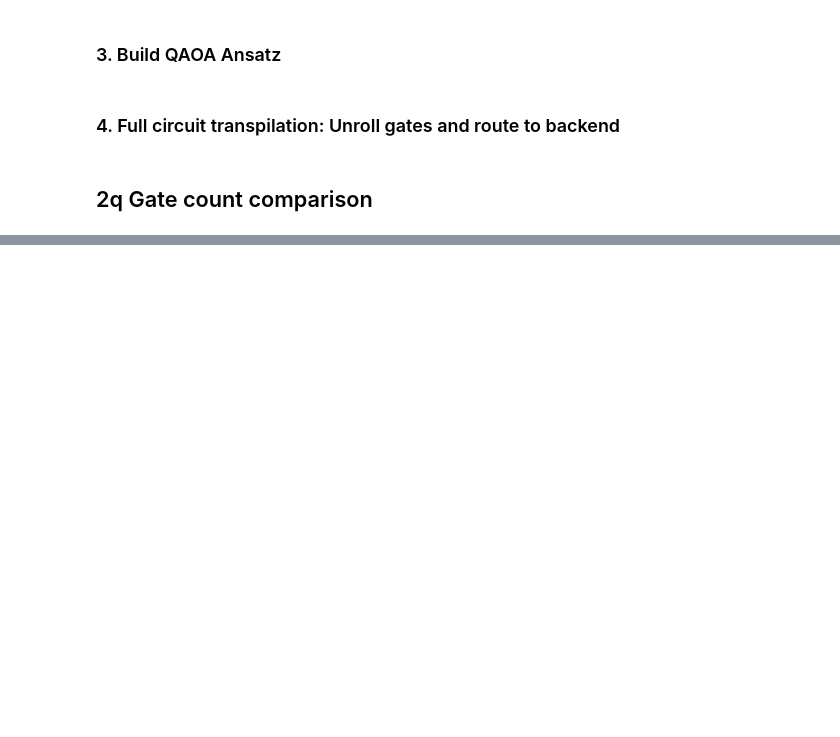
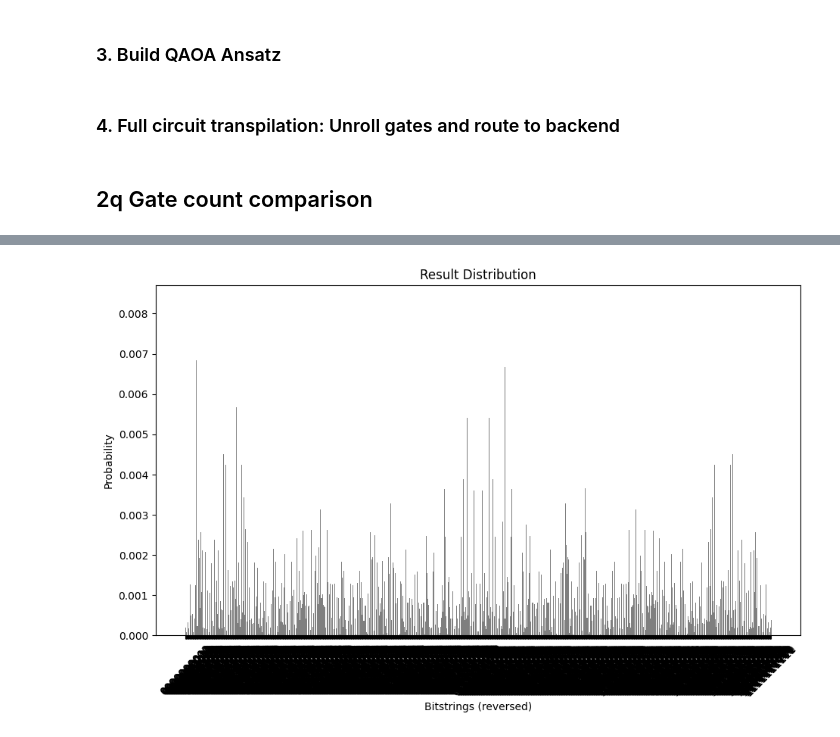
Before and after one commit to qiskit-community/qopt-best-practices, a Jupyter notebook: how_tos/transpilation_best_practices.ipynb, the cells around one changed output, grey strips where cells are left out. Saved outputs shown, nothing was run; the diff lists cells and outputs as text; code cells hidden in the pictures; blank space fills up the shorter version.

```diff
--- a/how_tos/transpilation_best_practices.ipynb
+++ b/how_tos/transpilation_best_practices.ipynb
@@ -251,0 +296,8 @@ print(f"2q depth for optimal circuit = {optimal_depth}")
+# %%
+param_values = [0.1, 0.2, 0.3, 0.4]
+# %%
+from qiskit.primitives import Sampler
+
+sampler = Sampler()
+# %%
+result_naive = sampler.run(naively_transpiled_qaoa, param_values).result()
@@ -251,0 +308,25 @@ print(f"2q depth for optimal circuit = {optimal_depth}")
+# %%
+import matplotlib
+import matplotlib.pyplot as plt
+import numpy as np
+
+def plot_distribution(final_distribution):
+    matplotlib.rcParams.update({"font.size": 10})
+    final_bits = final_distribution.binary_probabilities()
+    values = np.abs(list(final_bits.values()))
+    top_4_values = sorted(values, reverse=True)[:4]
+    positions = []
+    for value in top_4_values:
+        positions.append(np.where(values == value)[0])
+    fig = plt.figure(figsize=(11, 6))
+    ax = fig.add_subplot(1, 1, 1)
+    plt.xticks(rotation=45)
+    plt.title("Result Distribution")
+    plt.xlabel("Bitstrings (reversed)")
+    plt.ylabel("Probability")
+    ax.bar(list(final_bits.keys()), list(final_bits.values()), color="tab:grey")
+    plt.show()
+# %%
+plot_distribution(result_naive.quasi_dists[0])
+# %% [output]
+[figure, added]
```
Also changed, not shown: parts of 20 cells of this notebook.
